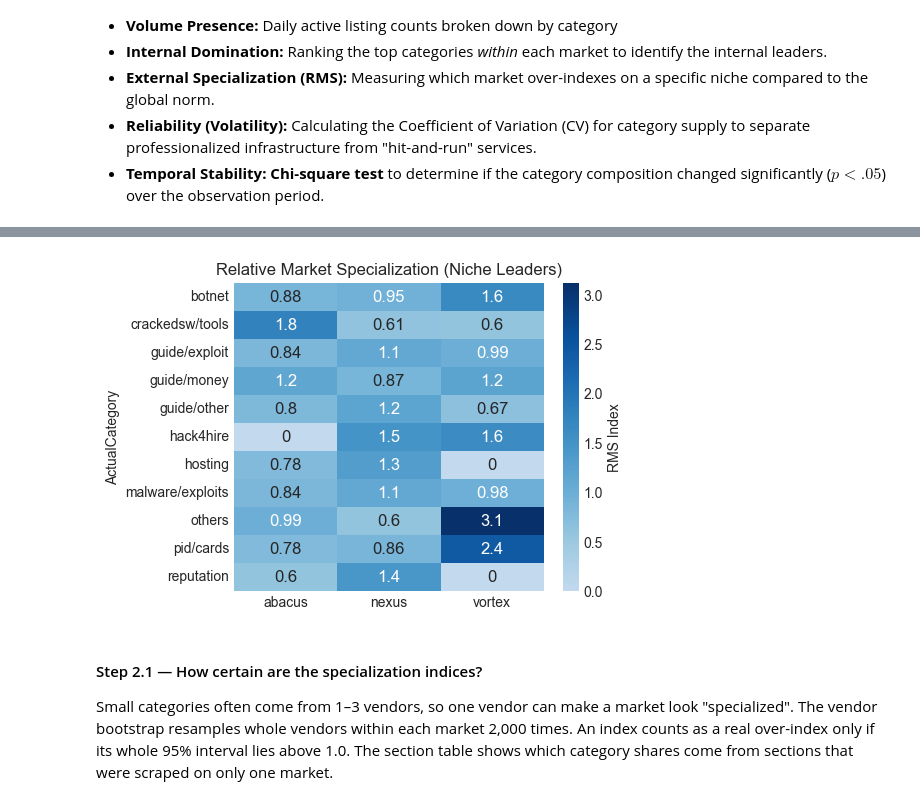
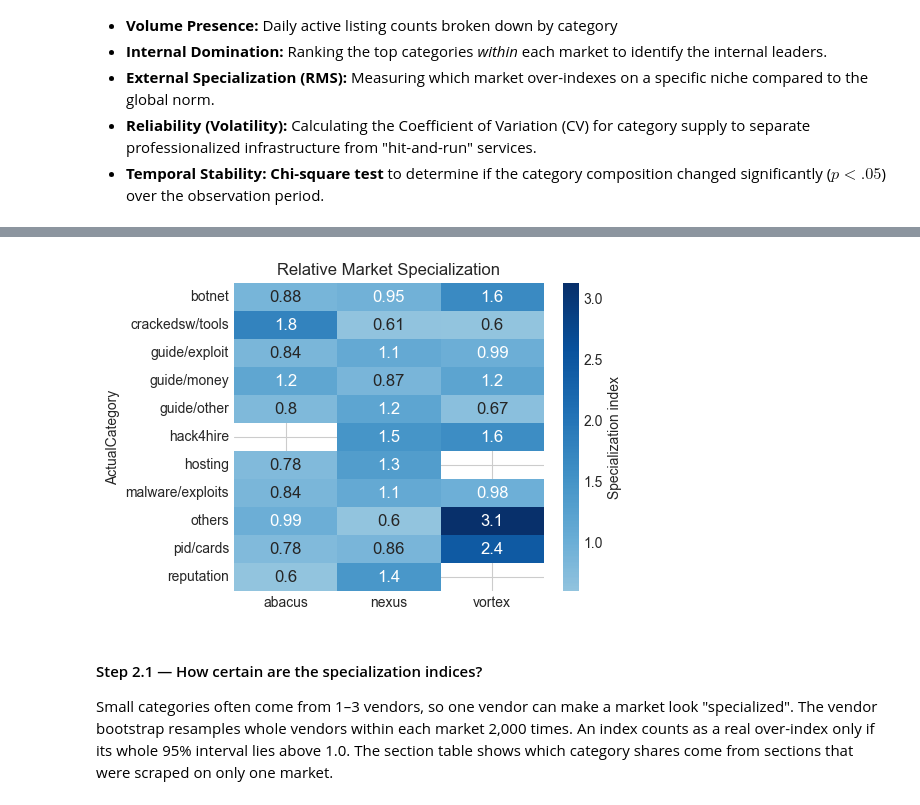
Before and after one commit to ajungmannova/Cybercrime-as-a-Service, a Jupyter notebook: darknetPriceAnalysis.ipynb, the cells around one changed output, grey strips where cells are left out. Saved outputs shown, nothing was run; the diff lists cells and outputs as text; code cells hidden in the pictures.

```diff
--- a/darknetPriceAnalysis.ipynb
+++ b/darknetPriceAnalysis.ipynb
@@ -588,15 +559,19 @@ hack4hire           0.535
 dtype: float64
 # %%
 # 3. Relative Market Specialization (RMS)
+
 rms_df = utils.calculate_rms_index(unique_master)
 rms_df = rms_df[['abacus', 'nexus', 'vortex']].sort_index()   # fixed column order
+rms_df = rms_df.replace(0, float('nan'))
 
 plt.figure(figsize=(5, 4))
-sns.heatmap(rms_df, annot=True, cmap="Blues", center=1.0, annot_kws={"size" : 12}, cbar_kws={'label': 'RMS Index'})
-plt.title("Relative Market Specialization (Niche Leaders)")
+sns.heatmap(rms_df, annot=True, cmap="Blues", center=1.0, annot_kws={"size" : 12}, cbar_kws={'label': 'Specialization index'})
+plt.title("Relative Market Specialization")
+
+plt.savefig('outputs/figures/fig7.png', dpi=300, bbox_inches='tight')
 plt.show()
 # %% [output]
-[figure, old version]
+[figure, new version]
 # %% [markdown]
 #### Step 2.1 — How certain are the specialization indices?
 Small categories often come from 1–3 vendors, so one vendor can make a market look "specialized".
```
Also changed, not shown: parts of 15 cells of this notebook, 1 other file.
